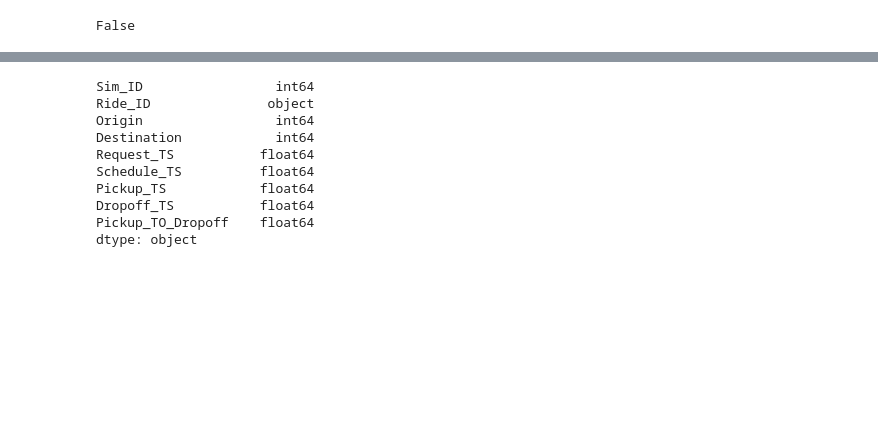
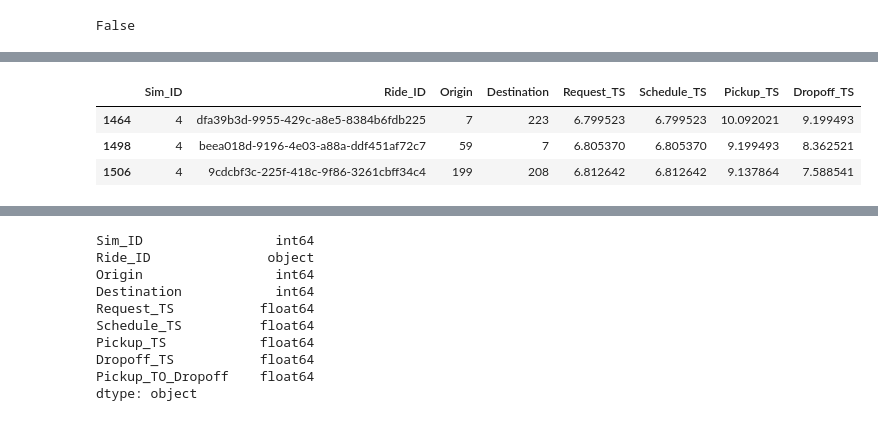
Before and after one commit to sidharth-potdar/dynamic-bus, a Jupyter notebook: analysis/DB_Analysis.ipynb, the cells around one changed output, grey strips where cells are left out. Cells and saved outputs as stored; diff of their text form; code cells hidden in the pictures; blank space fills up the shorter version.

```diff
--- a/analysis/DB_Analysis.ipynb
+++ b/analysis/DB_Analysis.ipynb
@@ -75,3 +79,10 @@ len(problematic_rows)/len(ride_life_cycle)
+# %%
+problematic_rows
+# %% [output]
+|  | Sim_ID | Ride_ID | Origin | Destination | Request_TS | Schedule_TS | Pickup_TS | Dropoff_TS |
+| 1464 | 4 | dfa39b3d-9955-429c-a8e5-8384b6fdb225 | 7 | 223 | 6.799523 | 6.799523 | 10.092021 | 9.199493 |
+| 1498 | 4 | beea018d-9196-4e03-a88a-ddf451af72c7 | 59 | 7 | 6.805370 | 6.805370 | 9.199493 | 8.362521 |
+| 1506 | 4 | 9cdcbf3c-225f-418c-9f86-3261cbff34c4 | 199 | 208 | 6.812642 | 6.812642 | 9.137864 | 7.588541 |
 # %%
 ride_life_cycle["Pickup_TO_Dropoff"] = ride_life_cycle['Dropoff_TS'] - ride_life_cycle['Pickup_TS']
 # %%
```
Also changed, not shown: parts of 6 cells of this notebook, 6 other files.
